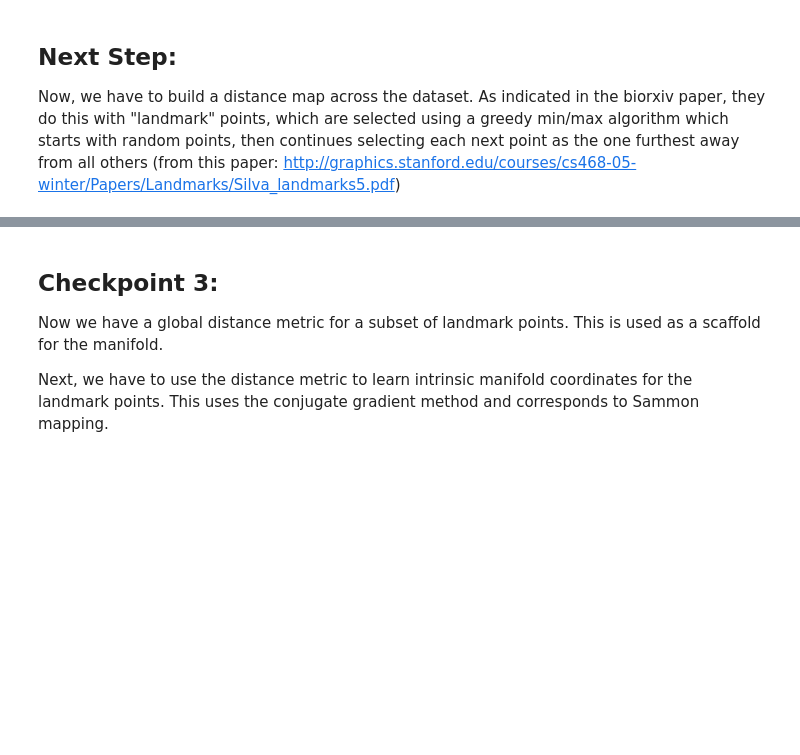
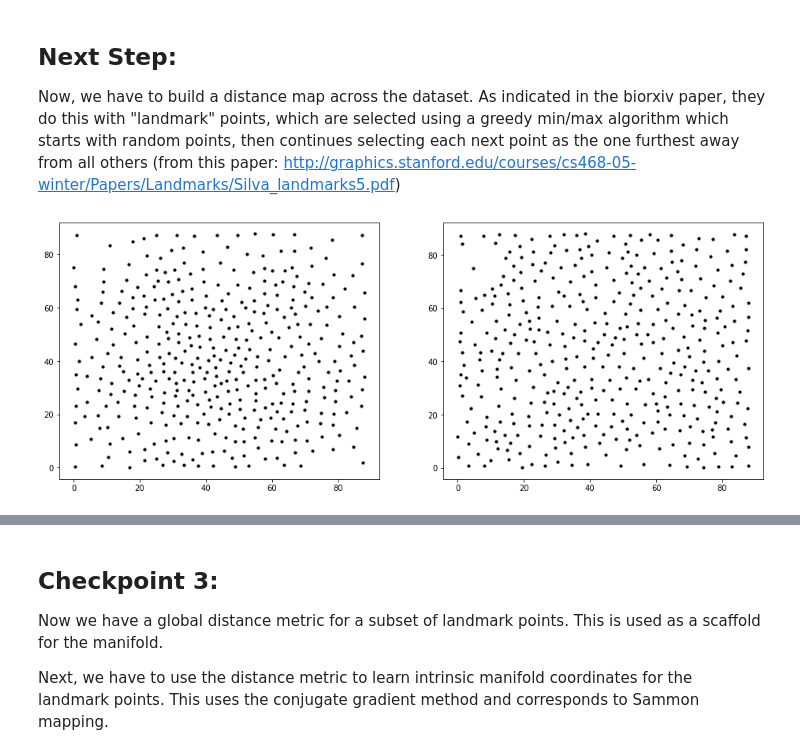
Before and after one commit to landoskape/mindAlgorithm, a Jupyter notebook: mindSimulations.ipynb, the cells around one changed output, grey strips where cells are left out. Cells and saved outputs as stored; diff of their text form; code cells hidden in the pictures; blank space fills up the shorter version.

```diff
--- a/mindSimulations.ipynb
+++ b/mindSimulations.ipynb
@@ -230,7 +237,13 @@ plt.colorbar(xx,ax=ax[1],label='logProb')
 Now, we have to build a distance map across the dataset. As indicated in the biorxiv paper, they do this with "landmark" points, which are selected using a greedy min/max algorithm which starts with random points, then continues selecting each next point as the one furthest away from all others (from this paper: http://graphics.stanford.edu/courses/cs468-05-winter/Papers/Landmarks/Silva_landmarks5.pdf)
 # %%
 # Return landmark points and compute distance matrix with them
-pfLandmark = mind.returnLandmarkPoints(pfScores,numLandmark=400,numSeed=1)
-hpcLandmark = mind.returnLandmarkPoints(hpcScores,numLandmark=400,numSeed=1)
+pfLandmark,pfLmIdx = mind.returnLandmarkPoints(pfScores,numLandmark=400,numSeed=1)
+hpcLandmark,hpcLmIdx = mind.returnLandmarkPoints(hpcScores,numLandmark=400,numSeed=1)
+
+fig,ax = plt.subplots(1,2,figsize=(16,6))
+ax[0].scatter(pos[pfLmIdx,0],pos[pfLmIdx,1],s=10,c='k')
+ax[1].scatter(pos[hpcLmIdx,0],pos[hpcLmIdx,1],s=10,c='k');
+# %% [output]
+[figure, added]
 # %%
 # Compute pairwise transition probability between all landmark points
```
Also changed, not shown: parts of 58 cells of this notebook, 3 other files.
